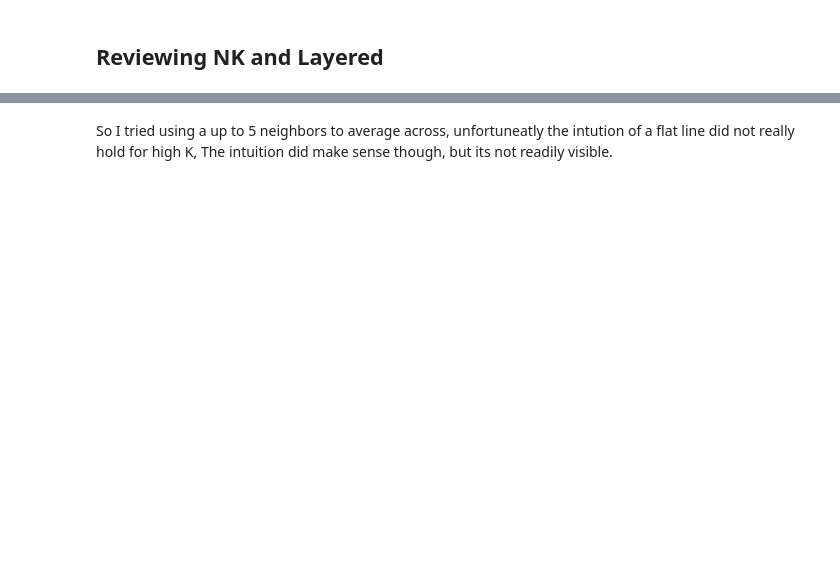
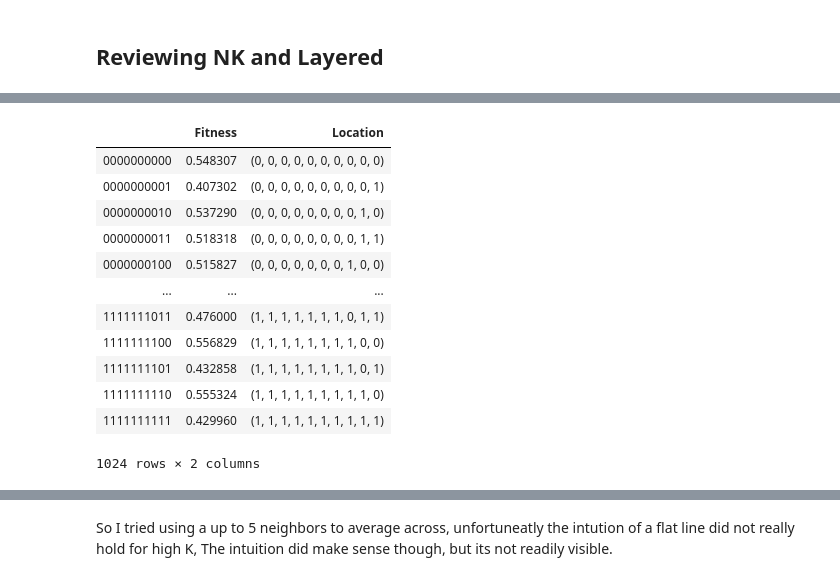
Before and after one commit to adrianapaza/NBA-NKC, a Jupyter notebook: ComputationalModels/Create_Landscape_Presentation_Plots.ipynb, the cells around one changed output, grey strips where cells are left out. Cells and saved outputs as stored; diff of their text form; code cells hidden in the pictures; blank space fills up the shorter version.

```diff
--- a/ComputationalModels/Create_Landscape_Presentation_Plots.ipynb
+++ b/ComputationalModels/Create_Landscape_Presentation_Plots.ipynb
@@ -30,0 +48,33 @@ Layer_Landscape_5_0 = layer_landscapes(N_15_K5_, N_15_K0_, layering_mode="additi
+# %%
+#Layer_Landscape_15_0 = layer_landscapes(N_15_K15_, N_15_K0_, layering_mode="addition", weights=[0.5,0.5])
+#Layer_Landscape_10_0 = layer_landscapes(N_15_K10_, N_15_K0_, layering_mode="addition", weights=[0.5,0.5])
+#Layer_Landscape_5_0 = layer_landscapes(N_15_K5_, N_15_K0_, layering_mode="addition", weights=[0.5,0.5])
+
+Layer_Landscape_N10_K10_K0 = layer_landscapes(N_10_K10_, N_10_K0_, layering_mode="average", weights=[0.5,0.5])
+Layer_Landscape_N10_K8_K0 = layer_landscapes(N_10_K8_, N_10_K0_, layering_mode="average", weights=[0.5,0.5])
+Layer_Landscape_N10_K5_K0 = layer_landscapes(N_10_K5_, N_10_K0_, layering_mode="average", weights=[0.5,0.5])
+Layer_Landscape_N10_K3_K0 = layer_landscapes(N_10_K3_, N_10_K0_, layering_mode="average", weights=[0.5,0.5])
+
+#multiply by 2 since for some reason the K=0 gets halved as others.
+#recreate landscapes ass the above function seems to pass by value
+N_10_K10_ = make_NK_land(N, K)
+N_10_K8_ = make_NK_land(N, 8)
+N_10_K5_ = make_NK_land(N, 5)
+N_10_K3_ = make_NK_land(N, 3)
+N_10_K0_ = make_NK_land(N, 0)
+# %%
+Layer_Landscape_N10_K8_K0
+# %% [output]
+|  | Fitness | Location |
+| 0000000000 | 0.548307 | (0, 0, 0, 0, 0, 0, 0, 0, 0, 0) |
+| 0000000001 | 0.407302 | (0, 0, 0, 0, 0, 0, 0, 0, 0, 1) |
+| 0000000010 | 0.537290 | (0, 0, 0, 0, 0, 0, 0, 0, 1, 0) |
+| 0000000011 | 0.518318 | (0, 0, 0, 0, 0, 0, 0, 0, 1, 1) |
+| 0000000100 | 0.515827 | (0, 0, 0, 0, 0, 0, 0, 1, 0, 0) |
+| ... | ... | ... |
+| 1111111011 | 0.476000 | (1, 1, 1, 1, 1, 1, 1, 0, 1, 1) |
+| 1111111100 | 0.556829 | (1, 1, 1, 1, 1, 1, 1, 1, 0, 0) |
+| 1111111101 | 0.432858 | (1, 1, 1, 1, 1, 1, 1, 1, 0, 1) |
+| 1111111110 | 0.555324 | (1, 1, 1, 1, 1, 1, 1, 1, 1, 0) |
+| 1111111111 | 0.429960 | (1, 1, 1, 1, 1, 1, 1, 1, 1, 1) |
+1024 rows × 2 columns
```
Also changed, not shown: parts of 18 cells of this notebook, 5 other files.
